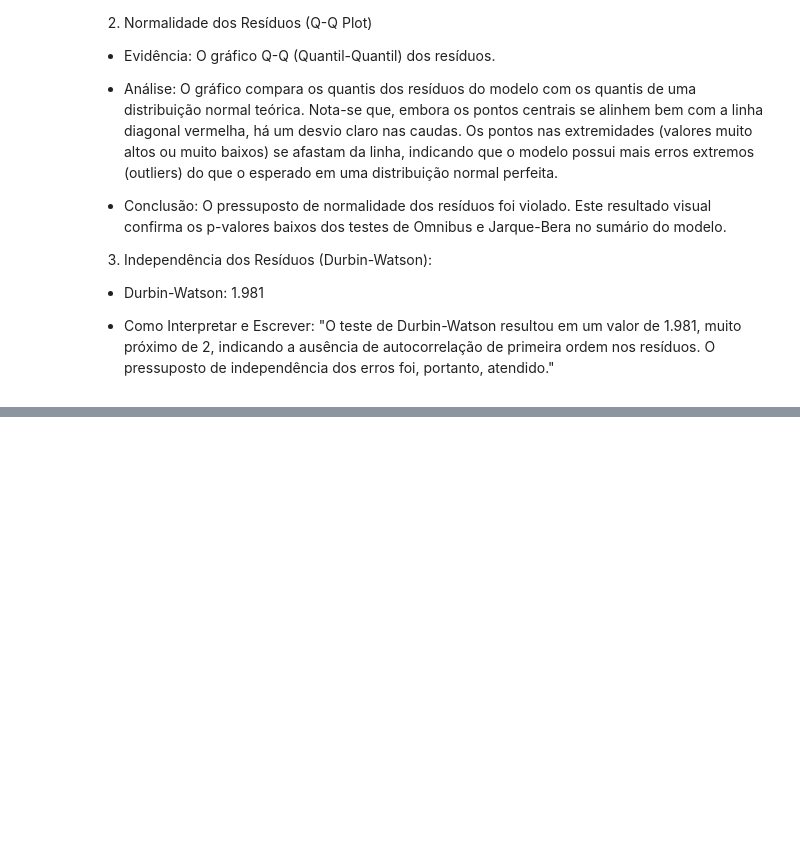
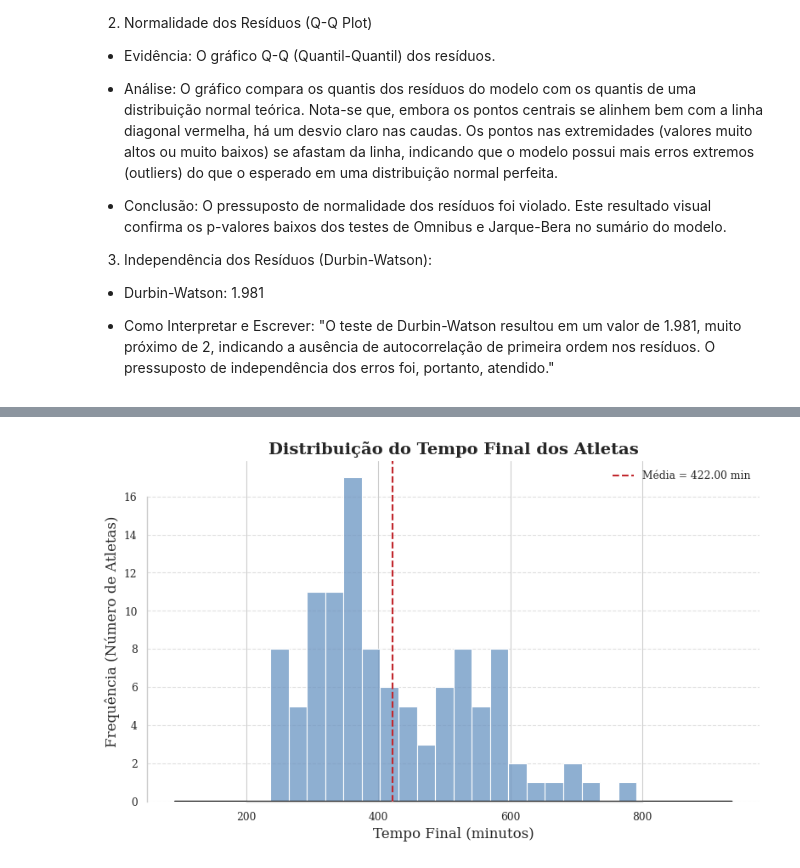
Before and after one commit to joaomts/-strava_analytics, a Jupyter notebook: analises_provas.ipynb, the cells around one changed output, grey strips where cells are left out. Drawn from its saved outputs; the diff is of its cells as text; code cells hidden in the pictures; blank space fills up the shorter version.

```diff
--- a/analises_provas.ipynb
+++ b/analises_provas.ipynb
@@ -4328,0 +4390,66 @@ plt.show()
+# %%
+# Supondo que 'df_agregado_por_atleta' já foi carregado e preparado
+
+# --- Bloco de Estilo para TCC (COLE AQUI O BLOCO ACIMA) ---
+sns.set_theme(style="whitegrid", context="paper", palette="colorblind")
+plt.rcParams["font.family"] = "serif"
+plt.rcParams["axes.spines.top"] = False
+plt.rcParams["axes.spines.right"] = False
+# ---------------------------------------------------------
+
+# 2. Criar a figura e os eixos
+fig, ax = plt.subplots(figsize=(8, 5))
+
+# 3. Plotar o histograma e a linha de densidade (KDE)
+sns.histplot(
+    data=df_agregado_por_atleta,  # Use seu DataFrame aqui
+    x="Tempo_Final_min",
+    kde=False,
+    bins=20,
+    color="#6994c2",
+    edgecolor="white",
+    ax=ax,
+)
+sns.kdeplot(
+    data=df_agregado_por_atleta,  # E aqui também
+    x="Tempo_Final_min",
+    color="black",
+    linewidth=1.5,
+    ax=ax,
+)
+
+# 4. Adicionar linha vertical com o valor da média
+media_tempo = df_agregado_por_atleta["Tempo_Final_min"].mean()
+ax.axvline(
+    x=media_tempo,
+    color="#c1272d",
+    linestyle="--",
+    linewidth=1.5,
+    label=f"Média = {media_tempo:.2f} min",
+)
+
+# 5. Configurar títulos, rótulos e legendas
+ax.set_title("Distribuição do Tempo Final dos Atletas", fontsize=14, fontweight="bold")
+ax.set_xlabel("Tempo Final (minutos)", fontsize=12)
+ax.set_ylabel("Frequência (Número de Atletas)", fontsize=12)
+ax.grid(axis="y", linestyle="--", alpha=0.6)
+ax.legend()
+
+# 6. Limpar o visual do gráfico removendo bordas desnecessárias
+sns.despine(ax=ax, trim=True)
+
+# 7. Ajustar layout e salvar em alta resolução
+plt.tight_layout()
+
+# Salva a figura em alta resolução para o TCC
+# O bbox_inches='tight' remove excesso de margem branca.
+plt.savefig(
+    r"Escrita\Projeto_TCC_FINAL\Imagens\distribuicao_tempo_final.png",
+    dpi=300,
+    bbox_inches="tight",
+)
+
+# Exibe o gráfico no notebook
+plt.show()
+# %% [output]
+[figure, added]
```
Also changed, not shown: parts of 18 cells of this notebook, 20 other files.
